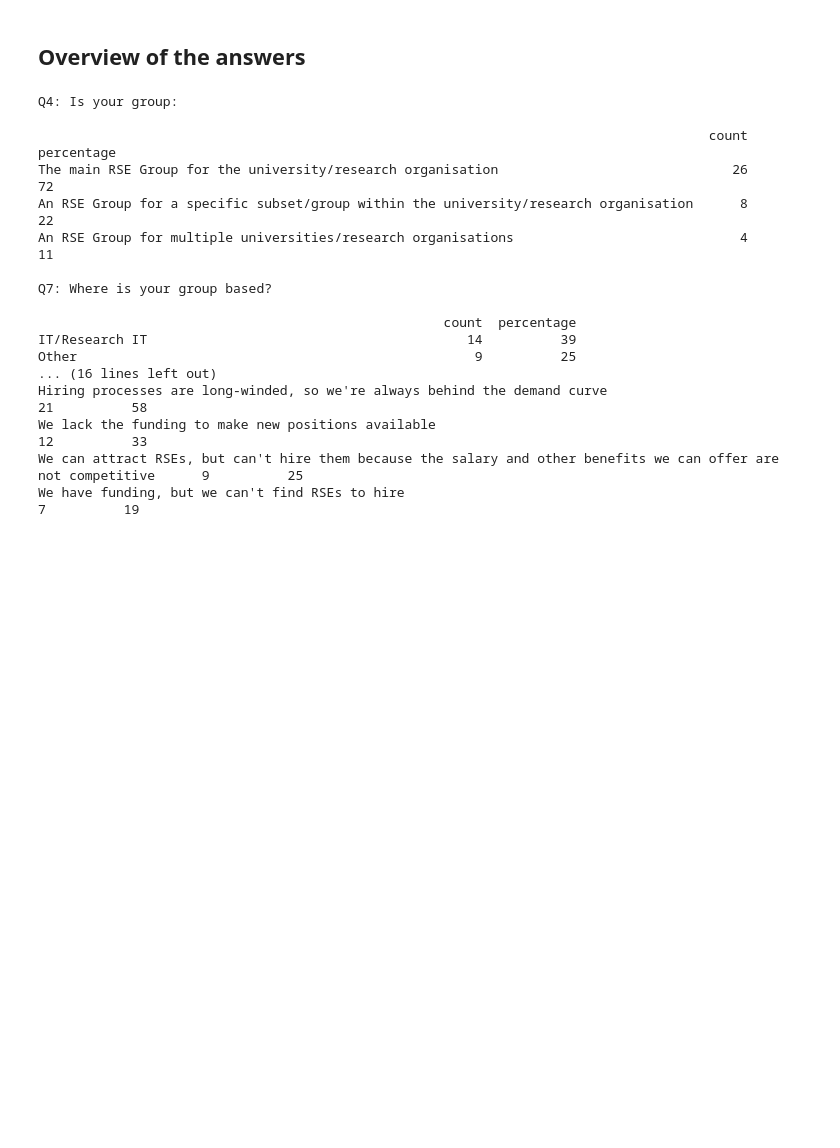
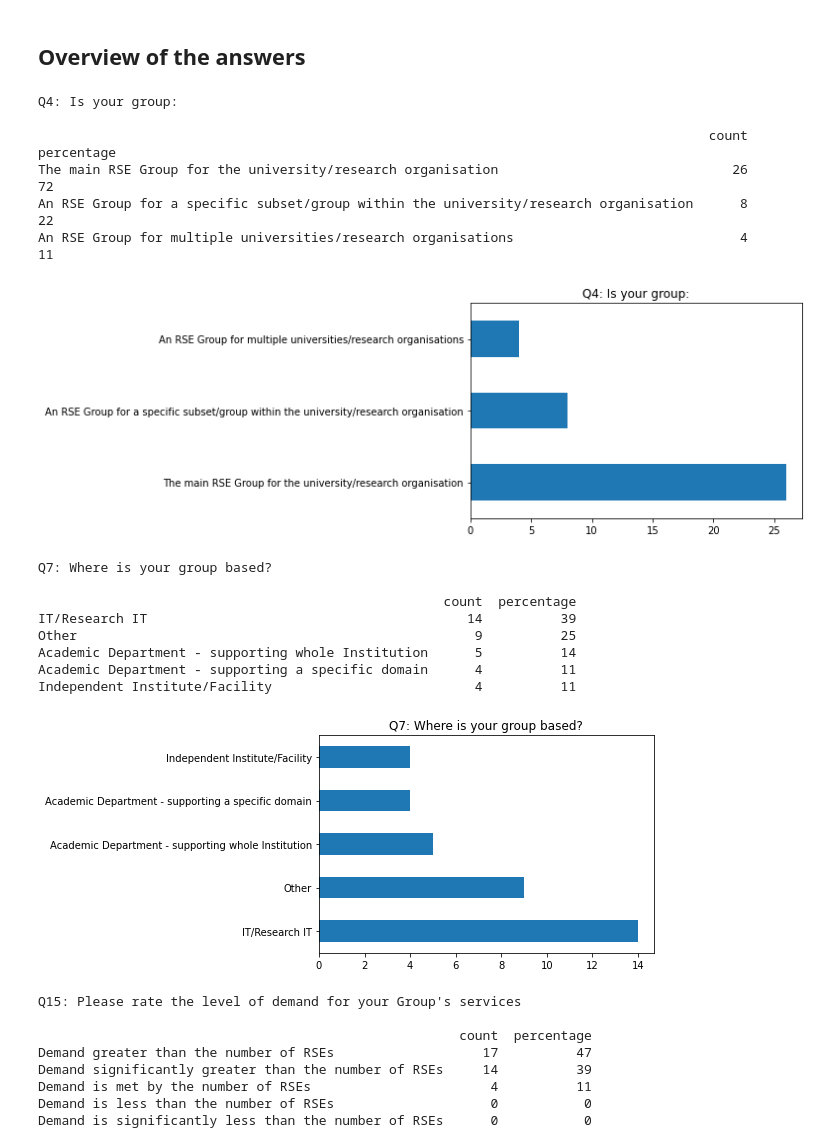
Before and after one commit to softwaresaved/RSE-Group-Leaders-Survey-2023_Python, a Jupyter notebook: notebooks/PRODUCE_report.ipynb, the cells around one changed output. Cells and saved outputs as stored; diff of their text form; code cells hidden in the pictures; blank space fills up the shorter version.

Commit message:
Added barcharts and saved them to markdown.

```diff
--- a/notebooks/PRODUCE_report.ipynb
+++ b/notebooks/PRODUCE_report.ipynb
@@ -42,26 +42,48 @@ Respondents - all           : 36
 Respondents - agreed sharing: 36
 # %% [markdown]
 ## Overview of the answers
-# %%
-for qst in setup.keys():
-    if setup[qst]['type'] == 'checkbox':
-        print(f"\n{qst.upper()}: {setup[qst]['text']}\n")
-        util.display_checkbox_stats(dset, setup, qst)
-# %% [output]
-Q4: Is your group:
-
-                                                                                      count  percentage
-The main RSE Group for the university/research organisation                              26          72
-An RSE Group for a specific subset/group within the university/research organisation      8          22
-An RSE Group for multiple universities/research organisations                             4          11
-
-Q7: Where is your group based?
-
-                                                    count  percentage
-IT/Research IT                                         14          39
-Other                                                   9          25
-... (16 lines left out)
-Hiring processes are long-winded, so we're always behind the demand curve                                           21          58
-We lack the funding to make new positions available                                                                 12          33
-We can attract RSEs, but can't hire them because the salary and other benefits we can offer are not competitive      9          25
-We have funding, but we can't find RSEs to hire                                                                      7          19
+# %%
+importlib.reload(util)
+import matplotlib.pyplot as plt
+
+for qst in setup.keys():
+    if setup[qst]['type'] == 'checkbox':
+        dset_stats = util.derive_checkbox_stats(dset, setup, qst)
+
+        # print the question and the statistics
+        title = f"{qst.upper()}: {setup[qst]['text']}"
+        print(f"\n{title}\n")
+        pd.set_option('precision', 0)
+        print(dset_stats.to_string())
+
+        # plot barcharts
+        dset_stats.plot.barh(y='count',
+                             legend=False,
+                             title=title
+                             )
+        plt.show()
+# %% [output]
+Q4: Is your group:
+
+                                                                                      count  percentage
+The main RSE Group for the university/research organisation                              26          72
+An RSE Group for a specific subset/group within the university/research organisation      8          22
+An RSE Group for multiple universities/research organisations                             4          11
+[figure, added]
+Q7: Where is your group based?
+
+                                                    count  percentage
+IT/Research IT                                         14          39
+Other                                                   9          25
+Academic Department - supporting whole Institution      5          14
+Academic Department - supporting a specific domain      4          11
+Independent Institute/Facility                          4          11
+[figure, added]
+Q15: Please rate the level of demand for your Group's services
+
+                                                      count  percentage
+Demand greater than the number of RSEs                   17          47
+Demand significantly greater than the number of RSEs     14          39
+Demand is met by the number of RSEs                       4          11
+Demand is less than the number of RSEs                    0           0
+Demand is significantly less than the number of RSEs      0           0
```
Also changed, not shown: parts of 1 cell of this notebook, 8 other files.
